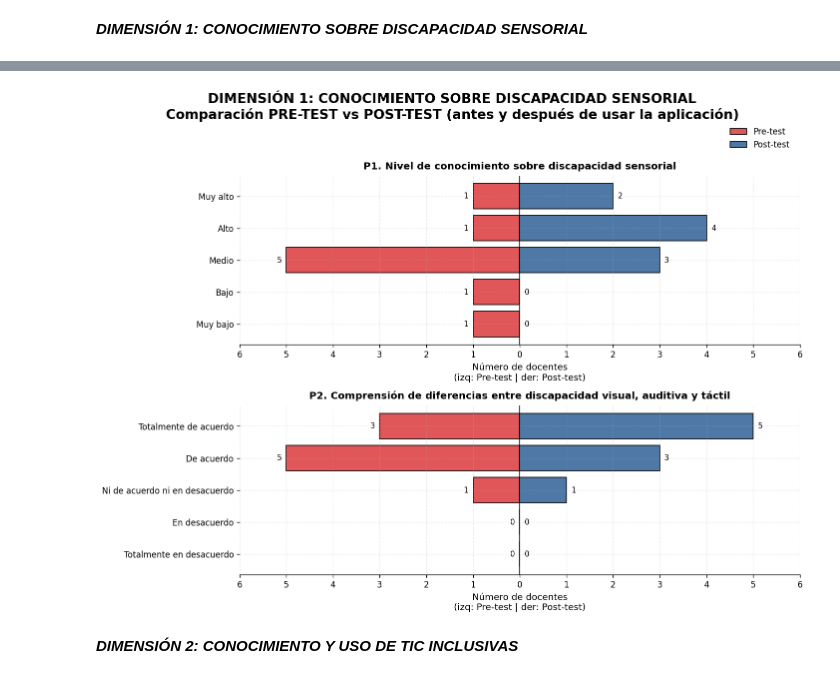
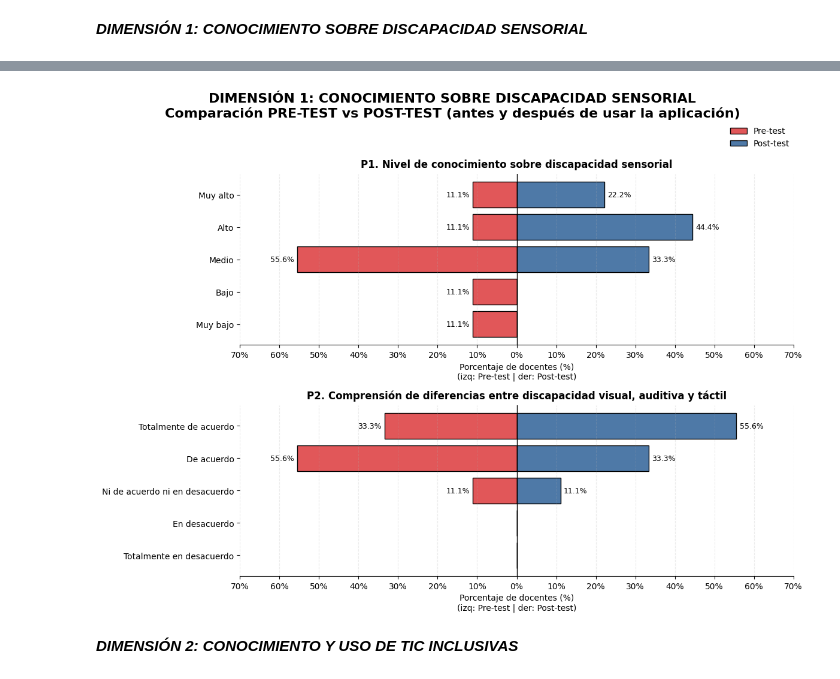
Before and after one commit to holgergonzalez/Articulo_cientifico-Codificacion-, a Jupyter notebook: Analisis_(Pre;Post).ipynb, the cells around one changed output, grey strips where cells are left out. Cells and saved outputs as stored; diff of their text form; code cells hidden in the pictures.

```diff
--- a/Analisis_(Pre;Post).ipynb
+++ b/Analisis_(Pre;Post).ipynb
@@ -462,16 +462,23 @@ p2_post = np.array([5, 3, 1, 0, 0])
 
 
 # =========================================================
-# FUNCIÓN PARA GRAFICA ESPEJO
+# FUNCIÓN PARA GRAFICA ESPEJO (MOSTRAR EN PORCENTAJES)
 # =========================================================
 def grafica_espejo(ax, alternativas, pre_values, post_values, titulo_pregunta):
     y = np.arange(len(alternativas))
 
-    # PRE izquierda
-    ax.barh(y, -pre_values, color="#E15759", edgecolor="black", label="Pre-test")
+    # --- Convertir conteos a porcentajes ---
+    total_pre = pre_values.sum()
+    total_post = post_values.sum()
+
+    pre_pct = (pre_values / total_pre * 100) if total_pre > 0 else np.zeros_like(pre_values, dtype=float)
+    post_pct = (post_values / total_post * 100) if total_post > 0 else np.zeros_like(post_values, dtype=float)
+
+    # PRE izquierda (en negativo para espejo)
+    ax.barh(y, -pre_pct, color="#E15759", edgecolor="black", label="Pre-test")
 
     # POST derecha
-    ax.barh(y, post_values, color="#4E79A7", edgecolor="black", label="Post-test")
+    ax.barh(y, post_pct, color="#4E79A7", edgecolor="black", label="Post-test")
 
     # Línea central
     ax.axvline(0, color="black", linewidth=1)
@@ -483,19 +490,26 @@ def grafica_espejo(ax, alternativas, pre_values, post_values, titulo_pregunta):
     # Positivo arriba
     ax.invert_yaxis()
 
-    # Ajuste del eje X (valores absolutos)
-    max_val = max(pre_values.max(), post_values.max())
-    ax.set_xlim(-(max_val + 1), (max_val + 1))
-    ticks = list(range(-(max_val + 1), (max_val + 2)))
+    # Ajuste del eje X (en %)
+    max_val = max(pre_pct.max(), post_pct.max())
+    margen = 5
+    ax.set_xlim(-(max_val + margen), (max_val + margen))
+
+    # Ticks en porcentaje
+    tick_step = 10
+    max_tick = int(np.ceil((max_val + margen) / tick_step) * tick_step)
+    ticks = np.arange(-max_tick, max_tick + tick_step, tick_step)
     ax.set_xticks(ticks)
-    ax.set_xticklabels([str(abs(t)) for t in ticks])
+    ax.set_xticklabels([f"{abs(int(t))}%" for t in ticks])
 
-    # Etiquetas en barras
+    # Etiquetas en barras (porcentajes)
     for i in range(len(alternativas)):
-        ax.text(-pre_values[i] - 0.1, i, str(pre_values[i]),
-                va="center", ha="right", fontsize=9)
-        ax.text(post_values[i] + 0.1, i, str(post_values[i]),
-                va="center", ha="left", fontsize=9)
+        if pre_pct[i] > 0:
+            ax.text(-pre_pct[i] - 0.8, i, f"{pre_pct[i]:.1f}%",
+                    va="center", ha="right", fontsize=9)
+        if post_pct[i] > 0:
+            ax.text(post_pct[i] + 0.8, i, f"{post_pct[i]:.1f}%",
+                    va="center", ha="left", fontsize=9)
 
     ax.set_title(titulo_pregunta, fontsize=12, fontweight="bold", pad=8)
 
@@ -533,37 +547,37 @@ grafica_espejo(
     ax=axes[1],
     alternativas=p2_alternativas,
     pre_values=p2_pre,
     post_values=p2_post,
     titulo_pregunta="P2. Comprensión de diferencias entre discapacidad visual, auditiva y táctil"
 )
 
 # Leyenda única (arriba)
 handles, labels = axes[0].get_legend_handles_labels()
 fig.legend(handles, labels, loc="upper right", bbox_to_anchor=(0.98, 0.93), frameon=False)
 
-# Etiqueta general eje X
+# Etiqueta general eje X (en %)
 for ax in axes:
-    ax.set_xlabel("Número de docentes\n(izq: Pre-test | der: Post-test)")
+    ax.set_xlabel("Porcentaje de docentes (%)\n(izq: Pre-test | der: Post-test)")
 
 plt.tight_layout(rect=[0, 0, 1, 0.94])
 
 # =========================================================
 # GUARDAR + DESCARGAR
 # =========================================================
 archivo = "Dimension1_P1_P2_PreVsPost.png"
 fig.savefig(archivo, dpi=300, bbox_inches="tight")  # guarda en alta calidad
 
 try:
     from google.colab import files
     files.download(archivo)
 except Exception:
-    print(f"✅ Gráfica guardada como: {archivo} (descarga automática solo en Google Colab)")
+    print(f" Gráfica guardada como: {archivo} (descarga automática solo en Google Colab)")
 
 plt.show()
 # %% [output]
 [interactive output not drawn]
 [interactive output not drawn]
-[figure, old version]
+[figure, new version]
 # %% [markdown]
 ***DIMENSIÓN 2: CONOCIMIENTO Y USO DE TIC INCLUSIVAS***
 # %%
```
Also changed, not shown: parts of 4 cells of this notebook.
